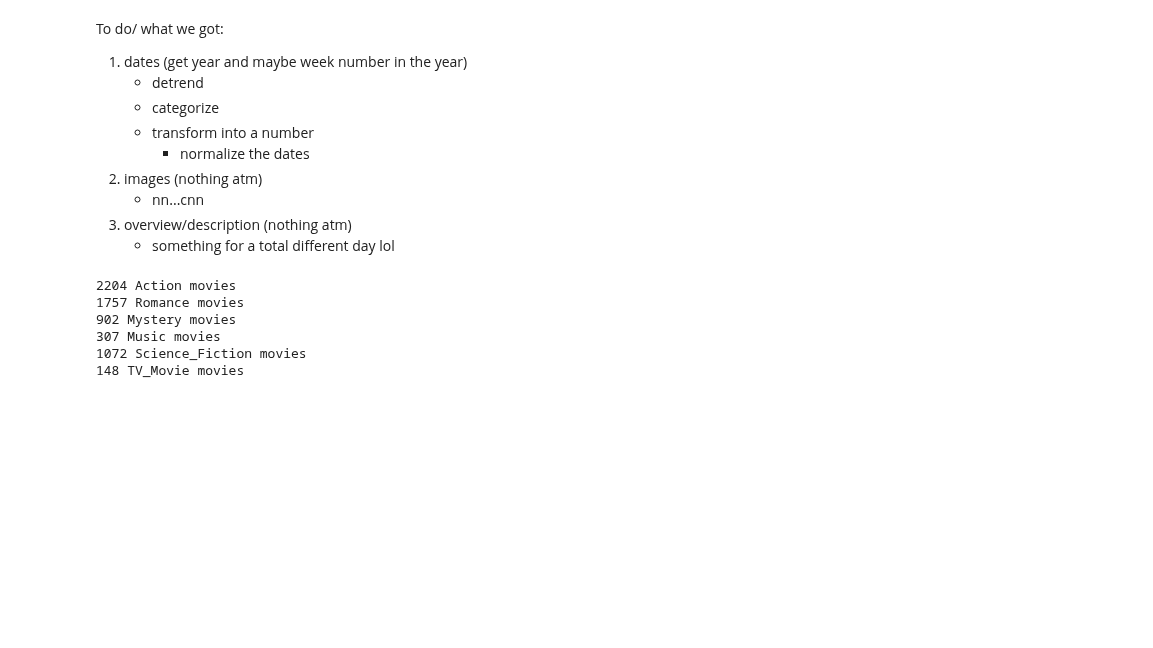
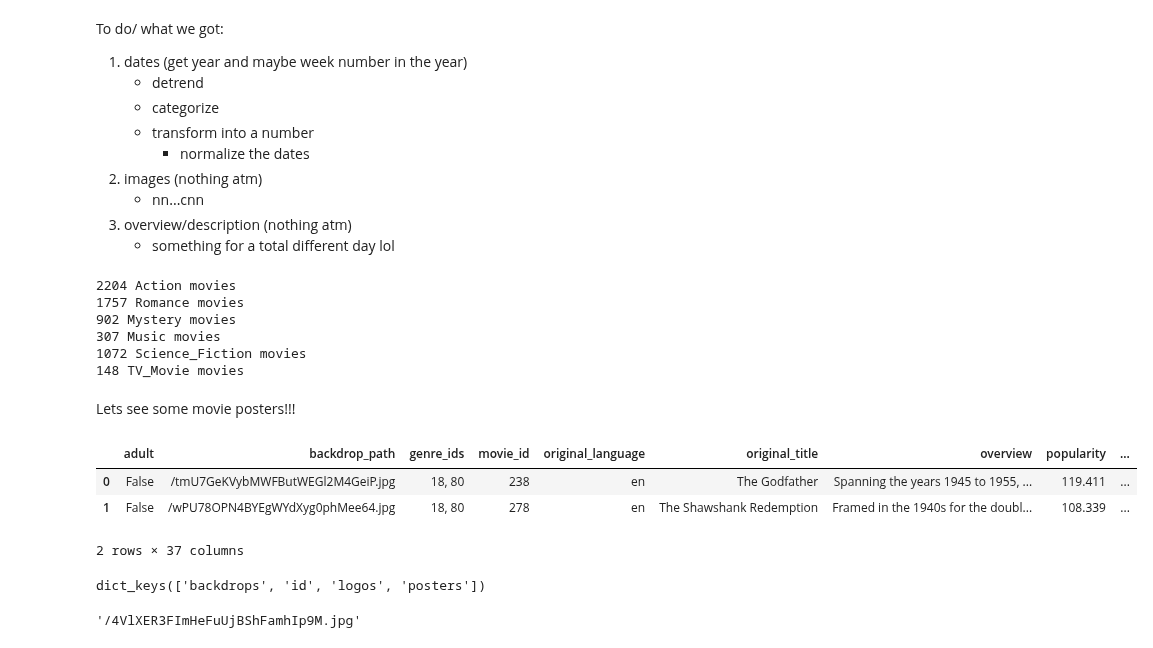
Before and after one commit to EatMoreOranges/Movie-Munchies, a Jupyter notebook: start.ipynb, the cells around one changed output. Saved outputs shown, nothing was run; the diff lists cells and outputs as text; code cells hidden in the pictures; blank space fills up the shorter version.

Commit message:
started prep for collecting images for NN

```diff
--- a/start.ipynb
+++ b/start.ipynb
@@ -272,3 +272,12 @@ print(vis_data[most_important_cols]['10770_TV_Movie'].sum(),'TV_Movie movies')
 307 Music movies
 1072 Science_Fiction movies
 148 TV_Movie movies
+# %% [markdown]
+Lets see some movie posters!!!
+# %%
+top_movies.head(2)
+# %% [output]
+|  | adult | backdrop_path | genre_ids | movie_id | original_language | original_title | overview | popularity | ... |
+| 0 | False | /tmU7GeKVybMWFButWEGl2M4GeiP.jpg | 18, 80 | 238 | en | The Godfather | Spanning the years 1945 to 1955, ... | 119.411 | ... |
+| 1 | False | /wPU78OPN4BYEgWYdXyg0phMee64.jpg | 18, 80 | 278 | en | The Shawshank Redemption | Framed in the 1940s for the doubl... | 108.339 | ... |
+2 rows × 37 columns
@@ -274,0 +288,8 @@ print(vis_data[most_important_cols]['10770_TV_Movie'].sum(),'TV_Movie movies')
+# %%
+image_info.keys()
+# %% [output]
+dict_keys(['backdrops', 'id', 'logos', 'posters'])
+# %%
+image_info['posters'][0]["file_path"]
+# %% [output]
+'/4VlXER3FImHeFuUjBShFamhIp9M.jpg'
```
Also changed, not shown: parts of 6 cells of this notebook, 5 other files.
